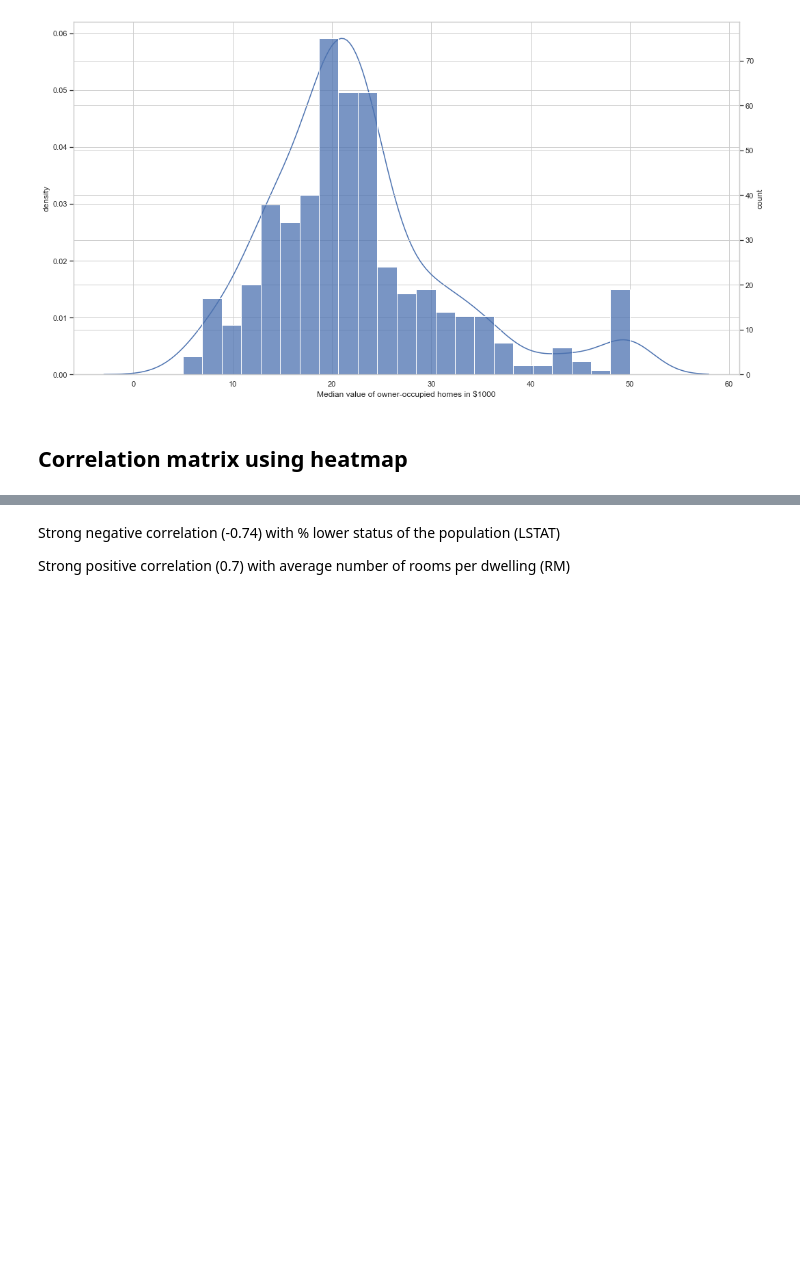
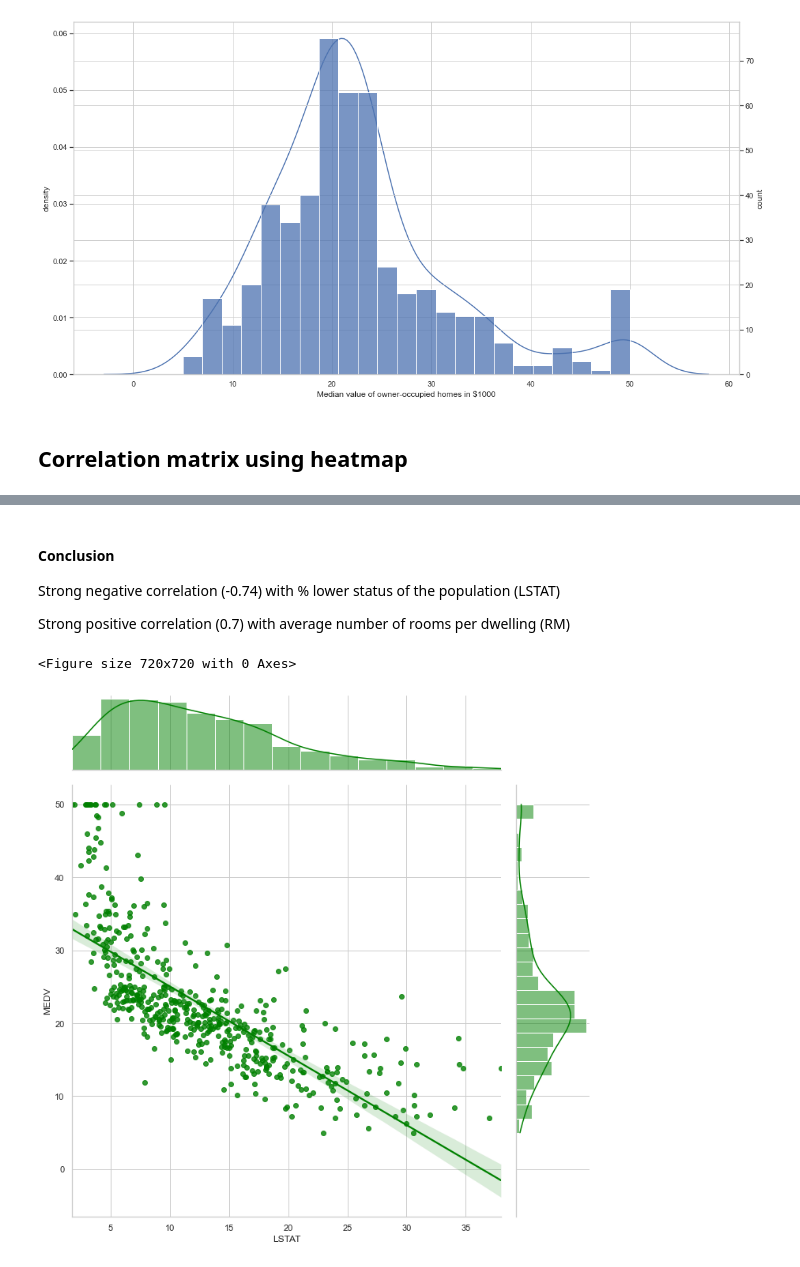
Before and after one commit to gaoqian310/Housing_Analysis, a Jupyter notebook: housing_analysis.ipynb, the cells around one changed output, grey strips where cells are left out. Drawn from its saved outputs; the diff is of its cells as text; code cells hidden in the pictures; blank space fills up the shorter version.

```diff
--- a/housing_analysis.ipynb
+++ b/housing_analysis.ipynb
@@ -120,5 +120,14 @@ sns.heatmap(housing_corr,annot = True, vmin= -1 , cmap = 'YlGnBu')
 [figure]
 # %% [markdown]
+#### Conclusion
 Strong negative correlation (-0.74) with % lower status of the population (LSTAT)
 
 Strong positive correlation (0.7) with average number of rooms per dwelling (RM)
+# %%
+# Jointplots for high correlations - lower status population
+plt.figure (figsize=(10,10))
+sns.jointplot(x = 'LSTAT', y = 'MEDV', data = housing_df, kind = 'reg', height = 10, color = 'green')
+plt.show()
+# %% [output]
+<Figure size 720x720 with 0 Axes>
+[figure, added]
```
Also changed, not shown: parts of 14 cells of this notebook, 1 other file.
